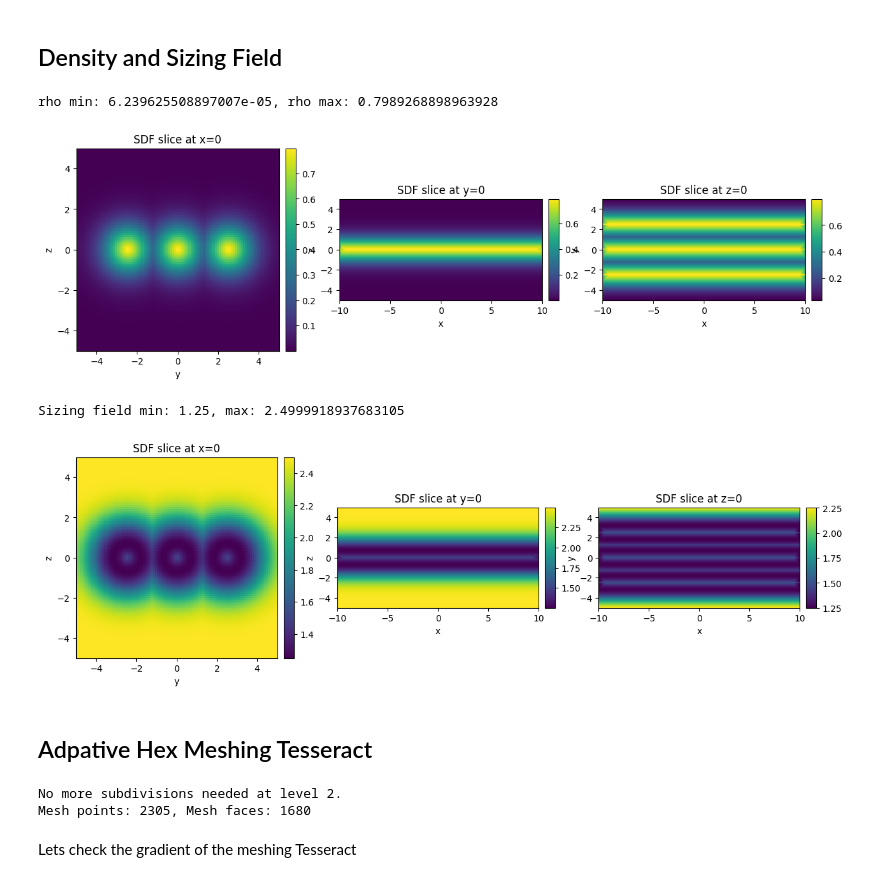
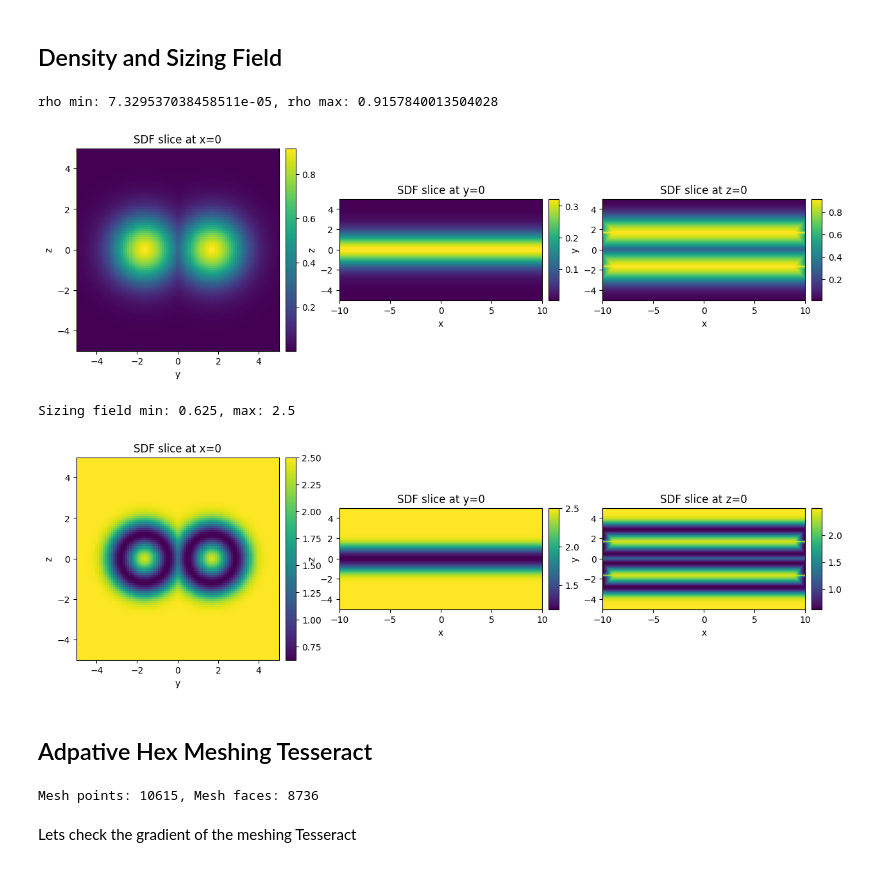
Before and after one commit to pasteurlabs/tesseract-jax, a Jupyter notebook: examples/ansys/optim_bars.ipynb, the cells around one changed output. Cells and saved outputs as stored; diff of their text form; code cells hidden in the pictures.

```diff
--- a/examples/ansys/optim_bars.ipynb
+++ b/examples/ansys/optim_bars.ipynb
@@ -45,9 +45,9 @@ bar_3d_tess = Tesseract.from_tesseract_api("bars_3d_tess/tesseract_api.py")
 # %% [markdown]
 Now we can setup the parameters for the design space and apply the design Tesseract. The Tesseract constructs a 3D geometry using PyVista and computes its signed distance field (SDF).
 # %%
-n_chains = 3
-n_edges_per_chain = 3
-bar_radius = 0.7
+n_chains = 2
+n_edges_per_chain = 4
+bar_radius = 1.2
 
 Lx, Ly, Lz = 20.0, 10.0, 10.0
 Nx, Ny, Nz = 200, 100, 100
@@ -328,42 +316,42 @@ rho = sdf_to_rho(sdf, scale=2)
 plot_grid(rho, Lx, Ly, Lz, Nx, Ny, Nz)
 print(f"rho min: {jnp.min(rho)}, rho max: {jnp.max(rho)}")
 # %% [output]
-rho min: 6.239625508897007e-05, rho max: 0.7989268898963928
+rho min: 7.329537038458511e-05, rho max: 0.9157840013504028
-[figure, old version]
+[figure, new version]
 # %%
 def sizing_field(
     sdf: jnp.ndarray, min_size: float = 0.1, max_size: float = 1.0, scale: float = 2.0
 ) -> jnp.ndarray:
     """Generate a sizing field from the signed distance function.
 
     The field is low (size = min_size) near the structure (sdf=0) and high (size = max_size) far from it.
 
     Args:
         sdf: Signed distance function values.
         min_size: Minimum element size near the structure.
         max_size: Maximum element size far from the structure.
         scale: Controls the transition steepness.
 
     Returns:
         Sizing field values.
     """
 
     def gauss(x: jnp.ndarray, mu: float, sigma: float) -> jnp.ndarray:
         return jnp.exp(-0.5 * ((x - mu) / sigma) ** 2)
 
     normalized_sdf = 1 - gauss(sdf, 0.0, 1.0 / scale)
     return min_size + (max_size - min_size) * normalized_sdf
 
 
-sizing_min = Lx / 16
+sizing_min = Lx / 32
 sizing_max = Lx / 8
-sizing_scale = 1.0
+sizing_scale = 2.0
 sizing = sizing_field(sdf, min_size=sizing_min, max_size=sizing_max, scale=sizing_scale)
 plot_grid(sizing, Lx, Ly, Lz, Nx, Ny, Nz)
 print(f"Sizing field min: {sizing.min()}, max: {sizing.max()}")
 # %% [output]
-Sizing field min: 1.25, max: 2.4999918937683105
+Sizing field min: 0.625, max: 2.5
-[figure, old version]
+[figure, new version]
 # %% [markdown]
 ## Adpative Hex Meshing Tesseract
 # %%
@@ -389,8 +377,7 @@ hex_cells = mesher_out["mesh"]["faces"][: mesher_out["mesh"]["n_faces"]]
 
 adaptive_mesh = mesher_out["mesh"]
 # %% [output]
-No more subdivisions needed at level 2.
-Mesh points: 2305, Mesh faces: 1680
+Mesh points: 10615, Mesh faces: 8736
 # %% [markdown]
 Lets check the gradient of the meshing Tesseract
 # %%
```
Also changed, not shown: parts of 12 cells of this notebook, 15 other files.
